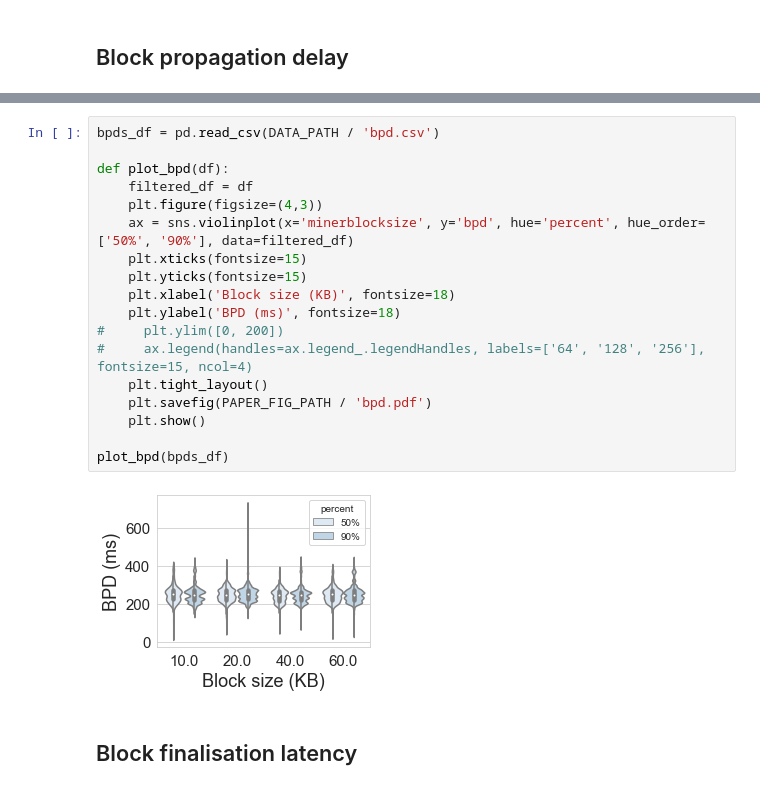
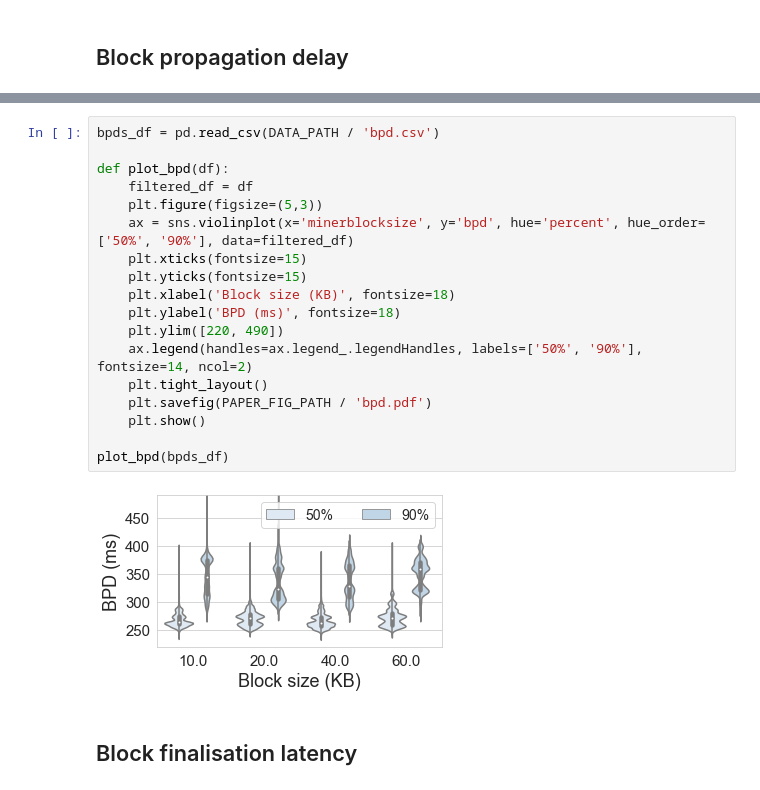
Before and after one commit to SebastianElvis/ebft, a Jupyter notebook: evaluation/analysis.ipynb, the cells around one changed output, grey strips where cells are left out. Cells and saved outputs as stored; diff of their text form.

```diff
--- a/evaluation/analysis.ipynb
+++ b/evaluation/analysis.ipynb
@@ -194,23 +206,23 @@ bpds_df
 # %%
 bpds_df = pd.read_csv(DATA_PATH / 'bpd.csv')
 
 def plot_bpd(df):
     filtered_df = df
-    plt.figure(figsize=(4,3))
+    plt.figure(figsize=(5,3))
     ax = sns.violinplot(x='minerblocksize', y='bpd', hue='percent', hue_order=['50%', '90%'], data=filtered_df)
     plt.xticks(fontsize=15)
     plt.yticks(fontsize=15)
     plt.xlabel('Block size (KB)', fontsize=18)
     plt.ylabel('BPD (ms)', fontsize=18)
-#     plt.ylim([0, 200])
-#     ax.legend(handles=ax.legend_.legendHandles, labels=['64', '128', '256'], fontsize=15, ncol=4)
+    plt.ylim([220, 490])
+    ax.legend(handles=ax.legend_.legendHandles, labels=['50%', '90%'], fontsize=14, ncol=2)
     plt.tight_layout()
     plt.savefig(PAPER_FIG_PATH / 'bpd.pdf')
     plt.show()
 
 plot_bpd(bpds_df)
 # %% [output]
-[figure, old version]
+[figure, new version]
 # %% [markdown]
 ## Block finalisation latency
 # %%
```
Also changed, not shown: parts of 1 cell of this notebook, 2 other files.
